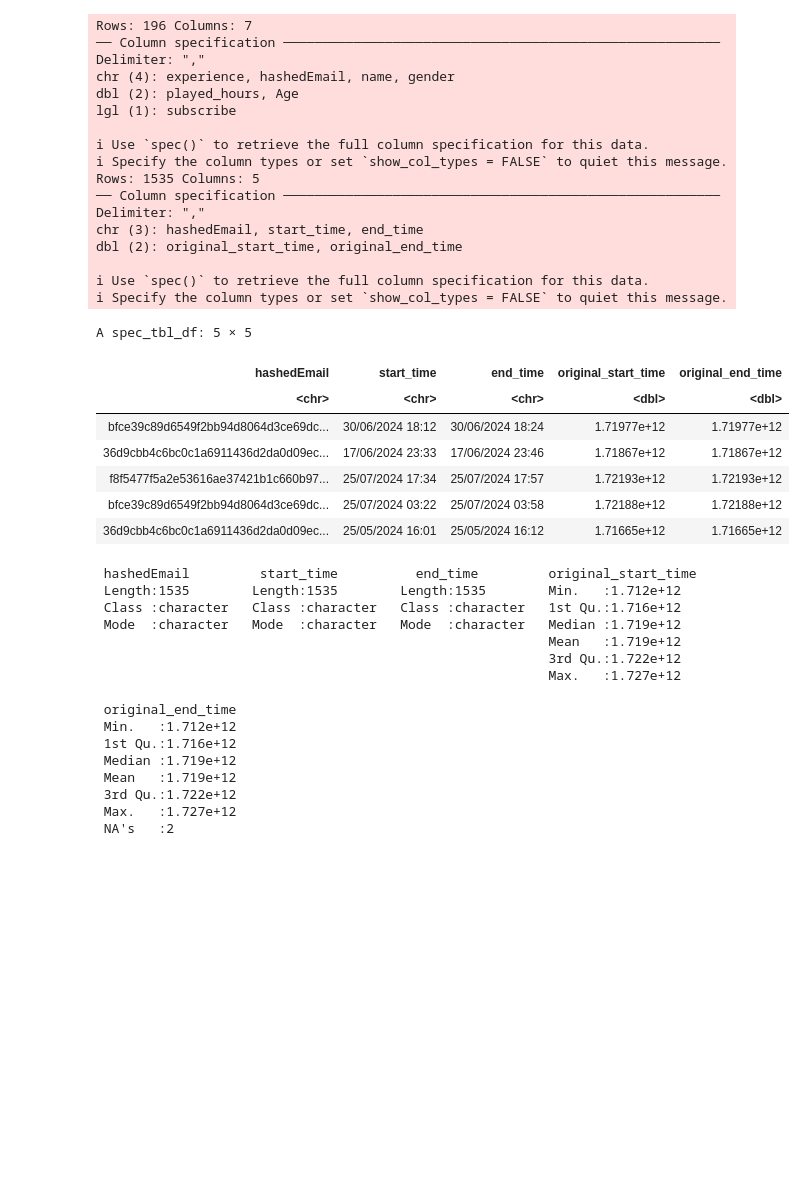
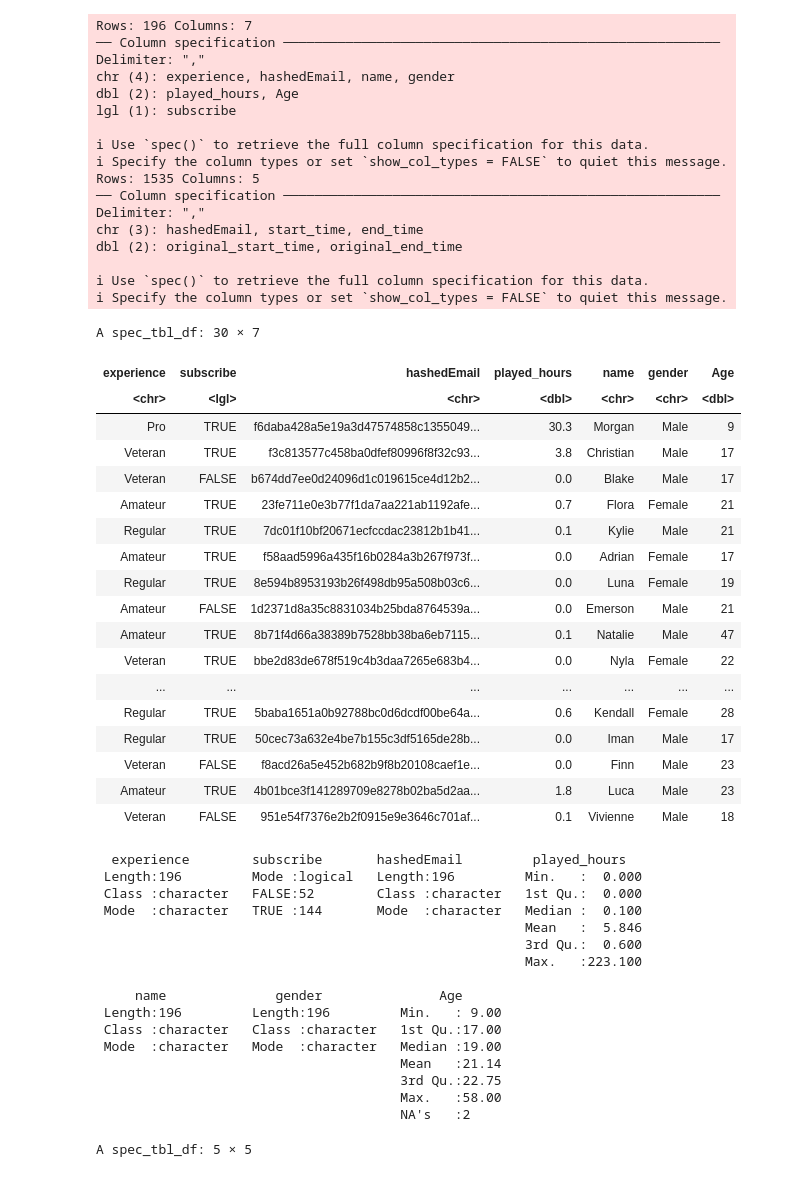
Before and after one commit to nicolom04/DSCI_100_Project_NM, a Jupyter notebook: dsci_100_project_NM.ipynb, the cells around one changed output. Cells and saved outputs as stored; diff of their text form; code cells hidden in the pictures; blank space fills up the shorter version.

```diff
--- a/dsci_100_project_NM.ipynb
+++ b/dsci_100_project_NM.ipynb
@@ -5,50 +5,62 @@ library(tidymodels)
 # %%
 #Loading csv files
 players <- read_csv('data/players.csv')
 sessions <- read_csv('data/sessions.csv')
-#slice(players, 1:30)
-#summary(players)
+slice(players, 1:30)
+summary(players)
 slice(sessions, 1:5)
 summary(sessions)
 # %% [output]
 Rows: 196 Columns: 7
 ── Column specification ────────────────────────────────────────────────────────
 Delimiter: ","
 chr (4): experience, hashedEmail, name, gender
 dbl (2): played_hours, Age
 lgl (1): subscribe
 
 ℹ Use `spec()` to retrieve the full column specification for this data.
 ℹ Specify the column types or set `show_col_types = FALSE` to quiet this message.
 Rows: 1535 Columns: 5
 ── Column specification ────────────────────────────────────────────────────────
 Delimiter: ","
 chr (3): hashedEmail, start_time, end_time
 dbl (2): original_start_time, original_end_time
 
 ℹ Use `spec()` to retrieve the full column specification for this data.
 ℹ Specify the column types or set `show_col_types = FALSE` to quiet this message.
-A spec_tbl_df: 5 × 5
+A spec_tbl_df: 30 × 7
-| hashedEmail | start_time | end_time | original_start_time | original_end_time |
-| <chr> | <chr> | <chr> | <dbl> | <dbl> |
-| bfce39c89d6549f2bb94d8064d3ce69dc... | 30/06/2024 18:12 | 30/06/2024 18:24 | 1.71977e+12 | 1.71977e+12 |
-| 36d9cbb4c6bc0c1a6911436d2da0d09ec... | 17/06/2024 23:33 | 17/06/2024 23:46 | 1.71867e+12 | 1.71867e+12 |
-| f8f5477f5a2e53616ae37421b1c660b97... | 25/07/2024 17:34 | 25/07/2024 17:57 | 1.72193e+12 | 1.72193e+12 |
-| bfce39c89d6549f2bb94d8064d3ce69dc... | 25/07/2024 03:22 | 25/07/2024 03:58 | 1.72188e+12 | 1.72188e+12 |
-| 36d9cbb4c6bc0c1a6911436d2da0d09ec... | 25/05/2024 16:01 | 25/05/2024 16:12 | 1.71665e+12 | 1.71665e+12 |
+| experience | subscribe | hashedEmail | played_hours | name | gender | Age |
+| <chr> | <lgl> | <chr> | <dbl> | <chr> | <chr> | <dbl> |
+| Pro | TRUE | f6daba428a5e19a3d47574858c1355049... | 30.3 | Morgan | Male | 9 |
+| Veteran | TRUE | f3c813577c458ba0dfef80996f8f32c93... | 3.8 | Christian | Male | 17 |
+| Veteran | FALSE | b674dd7ee0d24096d1c019615ce4d12b2... | 0.0 | Blake | Male | 17 |
+| Amateur | TRUE | 23fe711e0e3b77f1da7aa221ab1192afe... | 0.7 | Flora | Female | 21 |
+| Regular | TRUE | 7dc01f10bf20671ecfccdac23812b1b41... | 0.1 | Kylie | Male | 21 |
+| Amateur | TRUE | f58aad5996a435f16b0284a3b267f973f... | 0.0 | Adrian | Female | 17 |
+| Regular | TRUE | 8e594b8953193b26f498db95a508b03c6... | 0.0 | Luna | Female | 19 |
+| Amateur | FALSE | 1d2371d8a35c8831034b25bda8764539a... | 0.0 | Emerson | Male | 21 |
+| Amateur | TRUE | 8b71f4d66a38389b7528bb38ba6eb7115... | 0.1 | Natalie | Male | 47 |
+| Veteran | TRUE | bbe2d83de678f519c4b3daa7265e683b4... | 0.0 | Nyla | Female | 22 |
+| ... | ... | ... | ... | ... | ... | ... |
+| Regular | TRUE | 5baba1651a0b92788bc0d6dcdf00be64a... | 0.6 | Kendall | Female | 28 |
+| Regular | TRUE | 50cec73a632e4be7b155c3df5165de28b... | 0.0 | Iman | Male | 17 |
+| Veteran | FALSE | f8acd26a5e452b682b9f8b20108caef1e... | 0.0 | Finn | Male | 23 |
+| Amateur | TRUE | 4b01bce3f141289709e8278b02ba5d2aa... | 1.8 | Luca | Male | 23 |
+| Veteran | FALSE | 951e54f7376e2b2f0915e9e3646c701af... | 0.1 | Vivienne | Male | 18 |
- hashedEmail         start_time          end_time         original_start_time
- Length:1535        Length:1535        Length:1535        Min.   :1.712e+12
- Class :character   Class :character   Class :character   1st Qu.:1.716e+12
- Mode  :character   Mode  :character   Mode  :character   Median :1.719e+12
-                                                          Mean   :1.719e+12
-                                                          3rd Qu.:1.722e+12
-                                                          Max.   :1.727e+12
+  experience        subscribe       hashedEmail         played_hours
+ Length:196         Mode :logical   Length:196         Min.   :  0.000
+ Class :character   FALSE:52        Class :character   1st Qu.:  0.000
+ Mode  :character   TRUE :144       Mode  :character   Median :  0.100
+                                                       Mean   :  5.846
+                                                       3rd Qu.:  0.600
+                                                       Max.   :223.100
 
- original_end_time
- Min.   :1.712e+12
- 1st Qu.:1.716e+12
- Median :1.719e+12
- Mean   :1.719e+12
- 3rd Qu.:1.722e+12
- Max.   :1.727e+12
- NA's   :2
+     name              gender               Age
+ Length:196         Length:196         Min.   : 9.00
+ Class :character   Class :character   1st Qu.:17.00
+ Mode  :character   Mode  :character   Median :19.00
+                                       Mean   :21.14
+                                       3rd Qu.:22.75
+                                       Max.   :58.00
+                                       NA's   :2
+A spec_tbl_df: 5 × 5
```
Also changed, not shown: parts of 3 cells of this notebook.
